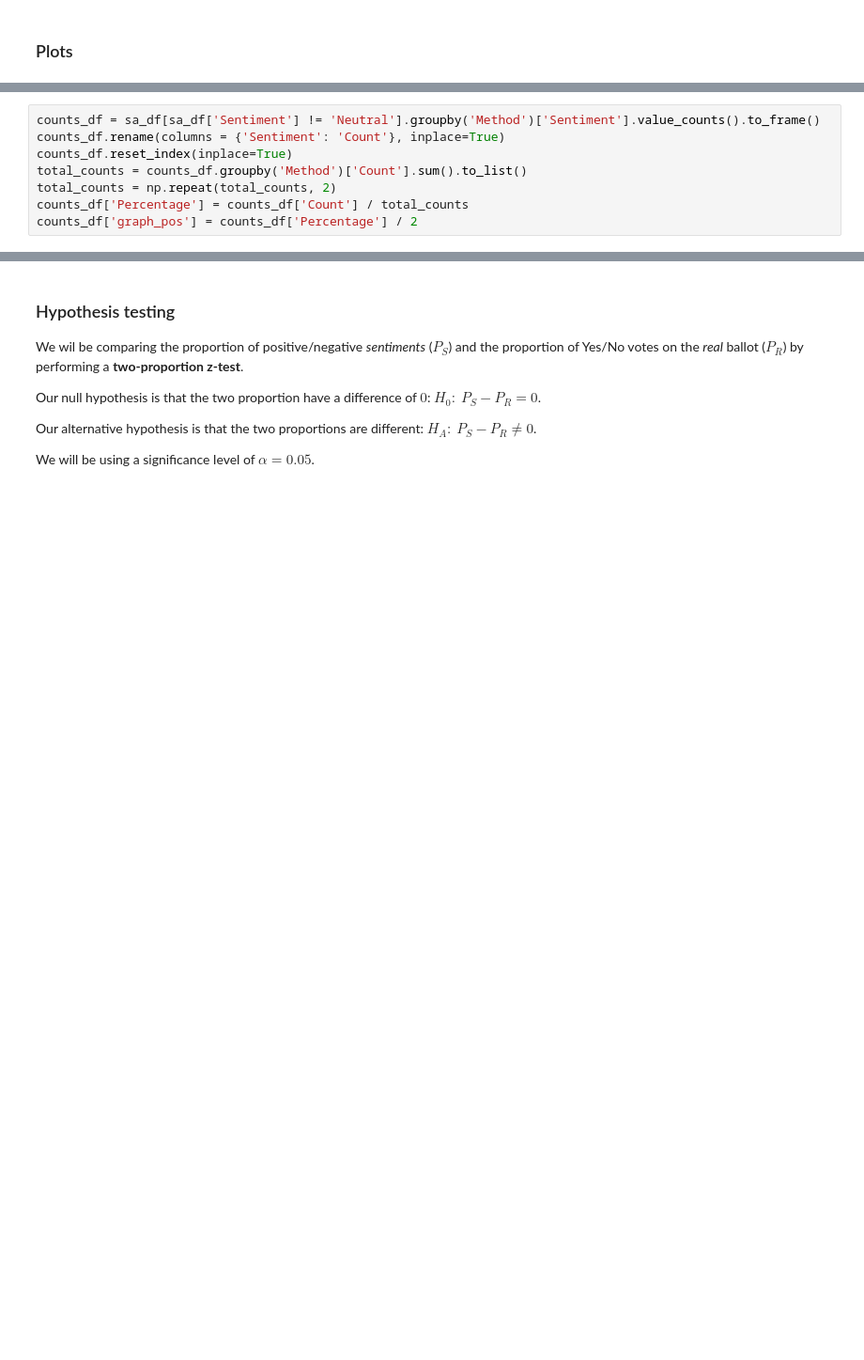
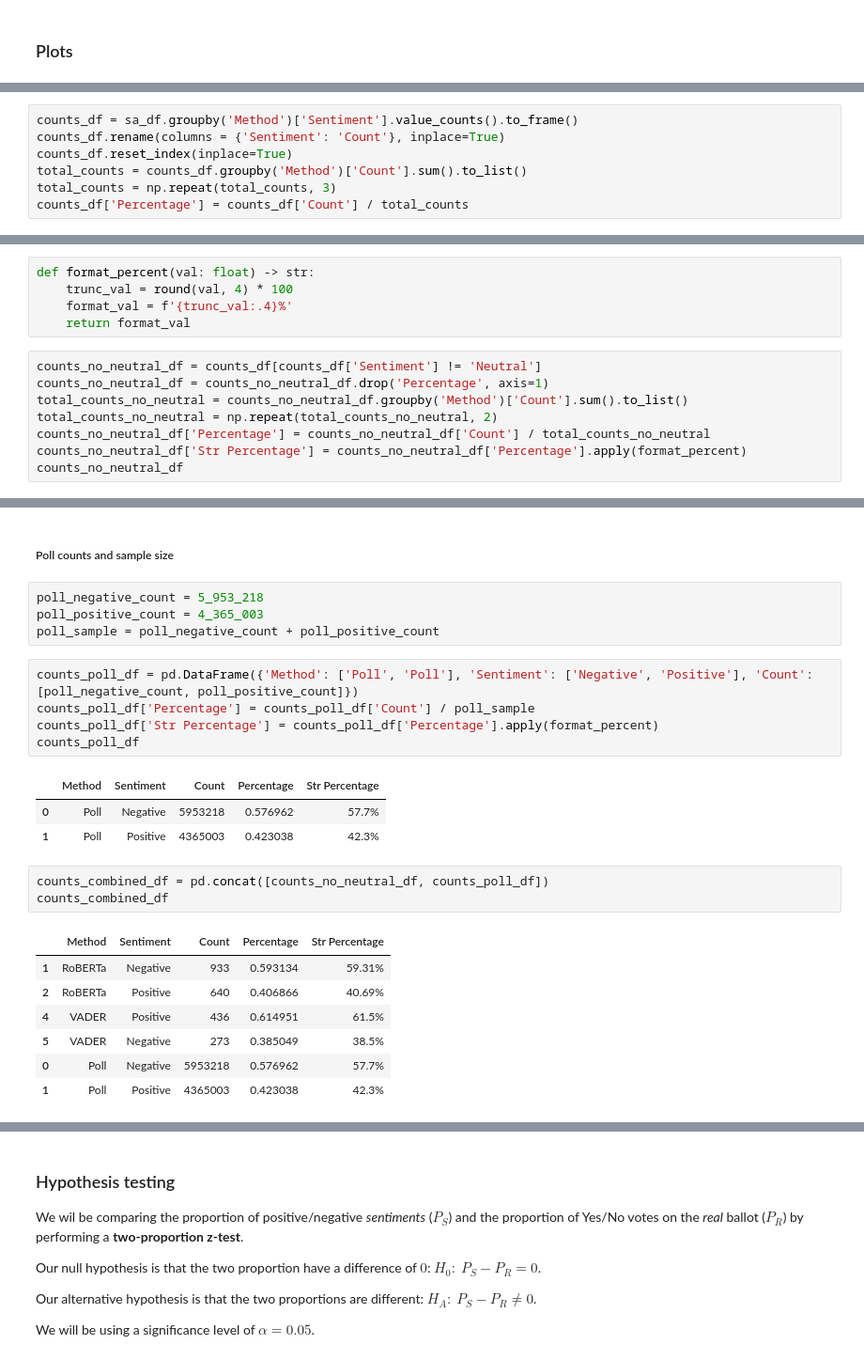
Before and after one commit to lbarrett24/CA-Election-Data-Challenge, a Jupyter notebook: Prop30_Twitter_SA.ipynb, the cells around one changed output, grey strips where cells are left out. Shown: that part at 94% size. Drawn from its saved outputs; the diff is of its cells as text; blank space fills up the shorter version.

```diff
--- a/Prop30_Twitter_SA.ipynb
+++ b/Prop30_Twitter_SA.ipynb
@@ -238,8 +217,7 @@ sa_df
 # %%
-counts_df = sa_df[sa_df['Sentiment'] != 'Neutral'].groupby('Method')['Sentiment'].value_counts().to_frame()
+counts_df = sa_df.groupby('Method')['Sentiment'].value_counts().to_frame()
 counts_df.rename(columns = {'Sentiment': 'Count'}, inplace=True)
 counts_df.reset_index(inplace=True)
 total_counts = counts_df.groupby('Method')['Count'].sum().to_list()
-total_counts = np.repeat(total_counts, 2)
+total_counts = np.repeat(total_counts, 3)
 counts_df['Percentage'] = counts_df['Count'] / total_counts
-counts_df['graph_pos'] = counts_df['Percentage'] / 2
@@ -256,0 +246,13 @@ counts_df['graph_pos'] = counts_df['Percentage'] / 2
+# %%
+def format_percent(val: float) -> str:
+    trunc_val = round(val, 4) * 100
+    format_val = f'{trunc_val:.4}%'
+    return format_val
+# %%
+counts_no_neutral_df = counts_df[counts_df['Sentiment'] != 'Neutral']
+counts_no_neutral_df = counts_no_neutral_df.drop('Percentage', axis=1)
+total_counts_no_neutral = counts_no_neutral_df.groupby('Method')['Count'].sum().to_list()
+total_counts_no_neutral = np.repeat(total_counts_no_neutral, 2)
+counts_no_neutral_df['Percentage'] = counts_no_neutral_df['Count'] / total_counts_no_neutral
+counts_no_neutral_df['Str Percentage'] = counts_no_neutral_df['Percentage'].apply(format_percent)
+counts_no_neutral_df
@@ -256,0 +297,26 @@ counts_df['graph_pos'] = counts_df['Percentage'] / 2
+# %% [markdown]
+##### Poll counts and sample size
+# %%
+poll_negative_count = 5_953_218
+poll_positive_count = 4_365_003
+poll_sample = poll_negative_count + poll_positive_count
+# %%
+counts_poll_df = pd.DataFrame({'Method': ['Poll', 'Poll'], 'Sentiment': ['Negative', 'Positive'], 'Count': [poll_negative_count, poll_positive_count]})
+counts_poll_df['Percentage'] = counts_poll_df['Count'] / poll_sample
+counts_poll_df['Str Percentage'] = counts_poll_df['Percentage'].apply(format_percent)
+counts_poll_df
+# %% [output]
+|  | Method | Sentiment | Count | Percentage | Str Percentage |
+| 0 | Poll | Negative | 5953218 | 0.576962 | 57.7% |
+| 1 | Poll | Positive | 4365003 | 0.423038 | 42.3% |
+# %%
+counts_combined_df = pd.concat([counts_no_neutral_df, counts_poll_df])
+counts_combined_df
+# %% [output]
+|  | Method | Sentiment | Count | Percentage | Str Percentage |
+| 1 | RoBERTa | Negative | 933 | 0.593134 | 59.31% |
+| 2 | RoBERTa | Positive | 640 | 0.406866 | 40.69% |
+| 4 | VADER | Positive | 436 | 0.614951 | 61.5% |
+| 5 | VADER | Negative | 273 | 0.385049 | 38.5% |
+| 0 | Poll | Negative | 5953218 | 0.576962 | 57.7% |
+| 1 | Poll | Positive | 4365003 | 0.423038 | 42.3% |
```
Also changed, not shown: parts of 22 cells of this notebook.
